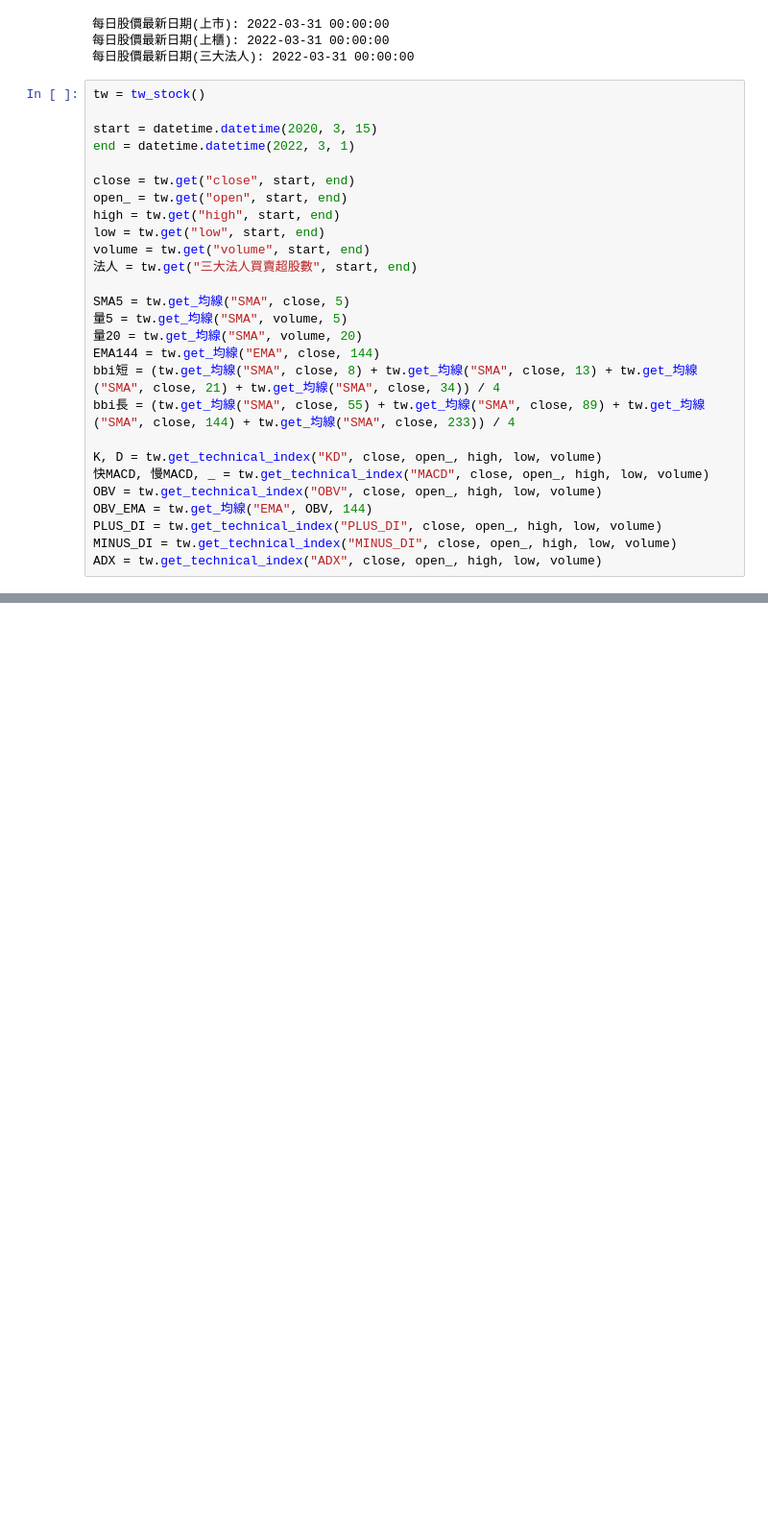
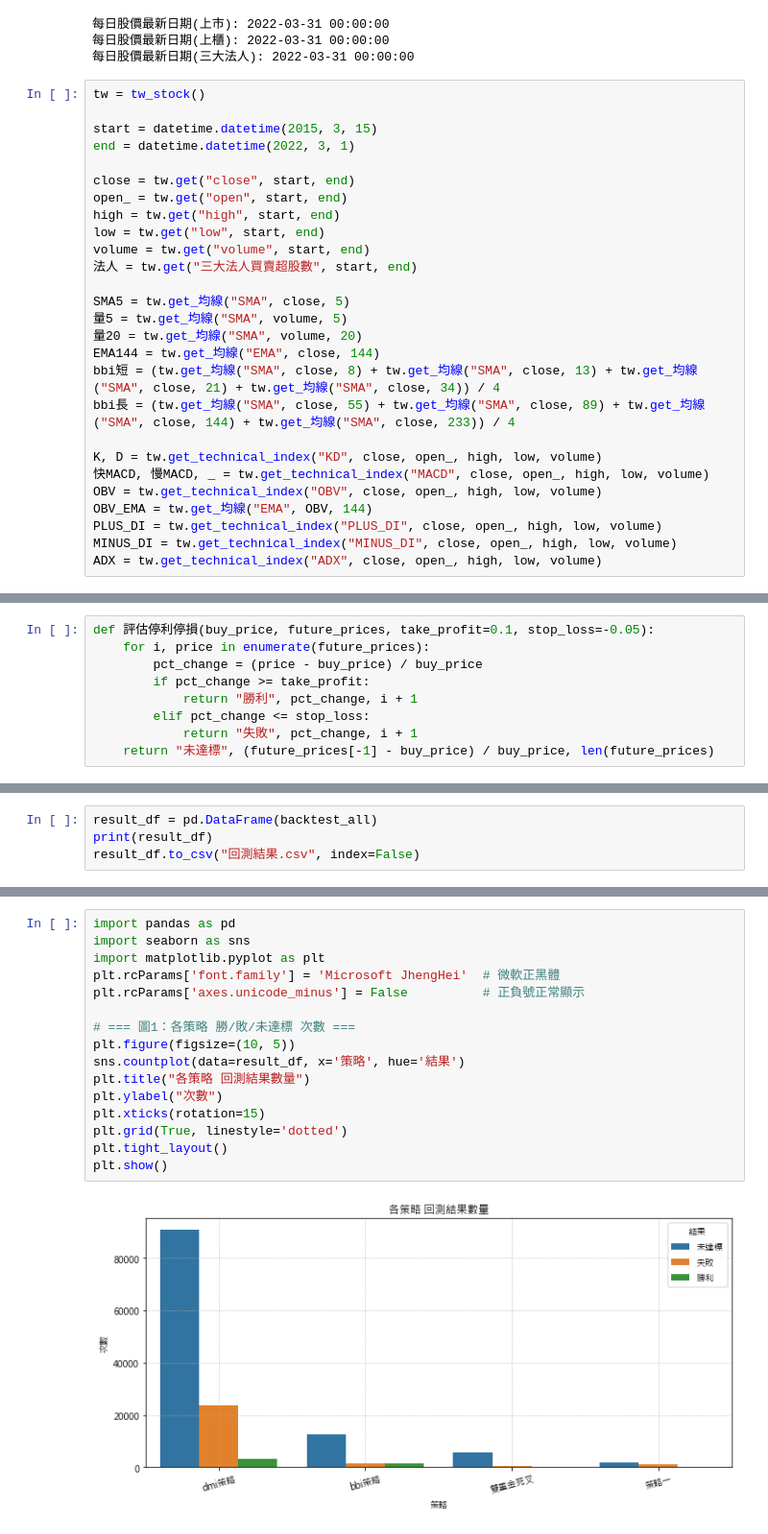
Before and after one commit to talen3031/tw_stock, a Jupyter notebook: backtest.ipynb, the cells around one changed output, grey strips where cells are left out. Shown at 96% size. Drawn from its saved outputs; the diff is of its cells as text; blank space fills up the shorter version.

```diff
--- a/backtest.ipynb
+++ b/backtest.ipynb
@@ -16,7 +16,7 @@ plot=plot()
 # %%
 tw = tw_stock()
 
-start = datetime.datetime(2020, 3, 15)
+start = datetime.datetime(2015, 3, 15)
 end = datetime.datetime(2022, 3, 1)
 
 close = tw.get("close", start, end)
@@ -44,0 +43,9 @@ TypeError: 'tw_stock' object is not callable
+# %%
+def 評估停利停損(buy_price, future_prices, take_profit=0.1, stop_loss=-0.05):
+    for i, price in enumerate(future_prices):
+        pct_change = (price - buy_price) / buy_price
+        if pct_change >= take_profit:
+            return "勝利", pct_change, i + 1
+        elif pct_change <= stop_loss:
+            return "失敗", pct_change, i + 1
+    return "未達標", (future_prices[-1] - buy_price) / buy_price, len(future_prices)
@@ -44,0 +106,4 @@ TypeError: 'tw_stock' object is not callable
+# %%
+result_df = pd.DataFrame(backtest_all)
+print(result_df)
+result_df.to_csv("回測結果.csv", index=False)
@@ -44,0 +125,18 @@ TypeError: 'tw_stock' object is not callable
+# %%
+import pandas as pd
+import seaborn as sns
+import matplotlib.pyplot as plt
+plt.rcParams['font.family'] = 'Microsoft JhengHei'  # 微軟正黑體
+plt.rcParams['axes.unicode_minus'] = False          # 正負號正常顯示
+
+# === 圖1：各策略 勝/敗/未達標 次數 ===
+plt.figure(figsize=(10, 5))
+sns.countplot(data=result_df, x='策略', hue='結果')
+plt.title("各策略 回測結果數量")
+plt.ylabel("次數")
+plt.xticks(rotation=15)
+plt.grid(True, linestyle='dotted')
+plt.tight_layout()
+plt.show()
+# %% [output]
+[figure, added]
```
Also changed, not shown: parts of 4 cells of this notebook, 11 other files.
